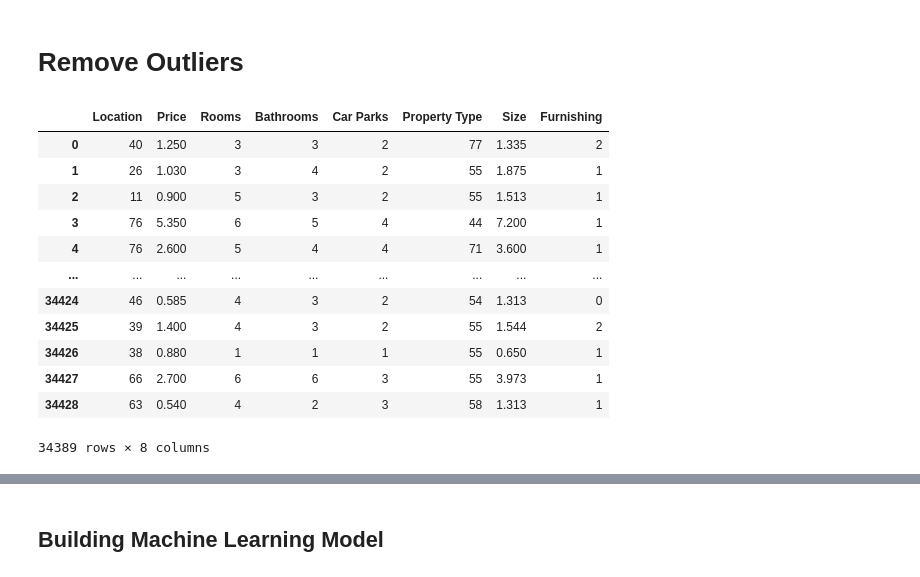
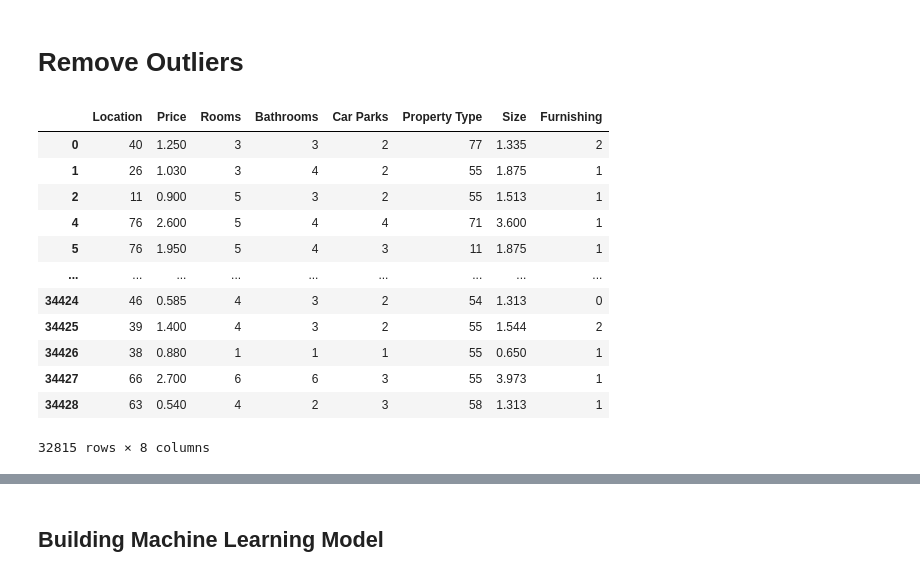
Before and after one commit to pehcy/Malaysia-House-Price, a Jupyter notebook: nn_regression copy.ipynb, the cells around one changed output, grey strips where cells are left out. Drawn from its saved outputs; the diff is of its cells as text; code cells hidden in the pictures.

```diff
--- a/nn_regression copy.ipynb
+++ b/nn_regression copy.ipynb
@@ -137,20 +181,20 @@ df
 # %% [markdown]
 # Remove Outliers
 # %%
-df = df.drop(df[df['Price'] >= 20].index)
+df = df.drop(df[df['Price'] >= 5].index)
 df
 # %% [output]
 |  | Location | Price | Rooms | Bathrooms | Car Parks | Property Type | Size | Furnishing |
 | 0 | 40 | 1.250 | 3 | 3 | 2 | 77 | 1.335 | 2 |
 | 1 | 26 | 1.030 | 3 | 4 | 2 | 55 | 1.875 | 1 |
 | 2 | 11 | 0.900 | 5 | 3 | 2 | 55 | 1.513 | 1 |
-| 3 | 76 | 5.350 | 6 | 5 | 4 | 44 | 7.200 | 1 |
 | 4 | 76 | 2.600 | 5 | 4 | 4 | 71 | 3.600 | 1 |
+| 5 | 76 | 1.950 | 5 | 4 | 3 | 11 | 1.875 | 1 |
 | ... | ... | ... | ... | ... | ... | ... | ... | ... |
 | 34424 | 46 | 0.585 | 4 | 3 | 2 | 54 | 1.313 | 0 |
 | 34425 | 39 | 1.400 | 4 | 3 | 2 | 55 | 1.544 | 2 |
 | 34426 | 38 | 0.880 | 1 | 1 | 1 | 55 | 0.650 | 1 |
 | 34427 | 66 | 2.700 | 6 | 6 | 3 | 55 | 3.973 | 1 |
 | 34428 | 63 | 0.540 | 4 | 2 | 3 | 58 | 1.313 | 1 |
-34389 rows × 8 columns
+32815 rows × 8 columns
 # %%
```
Also changed, not shown: parts of 24 cells of this notebook, 8 other files.
